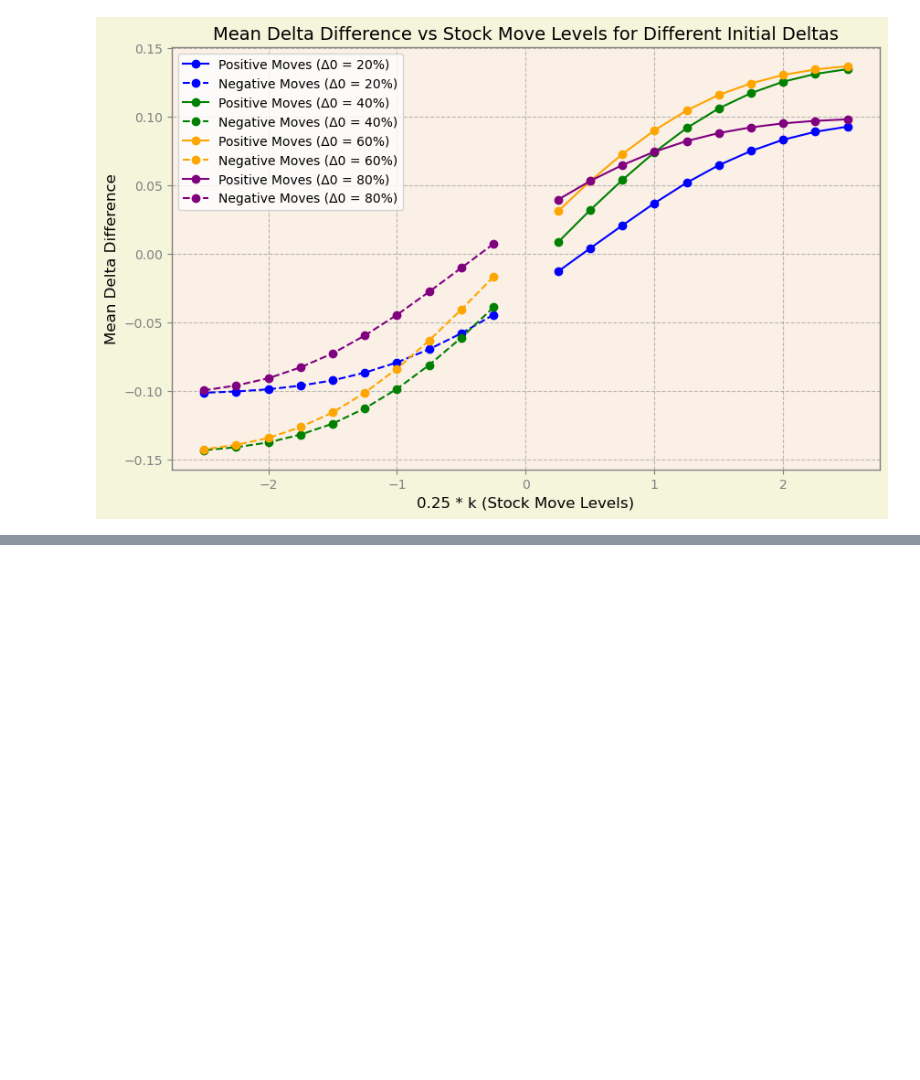
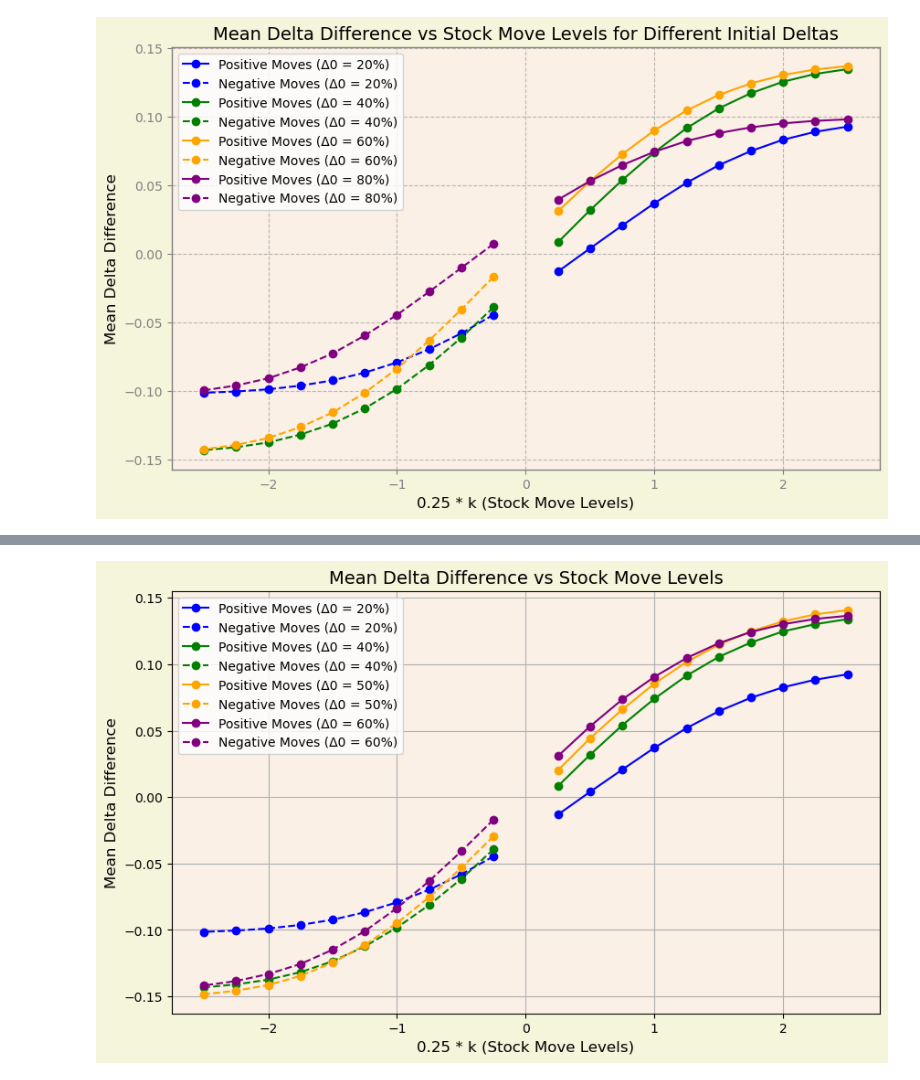
Before and after one commit to BarSillo/pf-my, a Jupyter notebook: notebu-rd2/ddelta-exploration.ipynb, the cells around one changed output, grey strips where cells are left out. Drawn from its saved outputs; the diff is of its cells as text; code cells hidden in the pictures; blank space fills up the shorter version.

```diff
--- a/notebu-rd2/ddelta-exploration.ipynb
+++ b/notebu-rd2/ddelta-exploration.ipynb
@@ -661,32 +1034,34 @@ class OptionDeltaSimulator:
         ax.set_facecolor('#FAF0E6')
 
         colors = ['b', 'g', 'orange', 'purple']
         k_values = np.arange(1, 11)
 
         for (pos_diffs, neg_diffs, initial_delta), color in zip(results, colors):
             ax.plot(0.25 * k_values, pos_diffs, marker='o', linestyle='-',
                    color=color, label=f'Positive Moves (Δ0 = {int(initial_delta*100)}%)')
             ax.plot(-0.25 * k_values, neg_diffs, marker='o', linestyle='--',
                    color=color, label=f'Negative Moves (Δ0 = {int(initial_delta*100)}%)')
 
         ax.set_xlabel('0.25 * k (Stock Move Levels)', fontsize=12)
         ax.set_ylabel('Mean Delta Difference', fontsize=12)
         ax.set_title(title, fontsize=14)
         ax.grid(True)
         ax.legend(fontsize=10)
 
         plt.show()
 
 # Example usage:
 if __name__ == "__main__":
     simulator = OptionDeltaSimulator(
-        S0=100, K=105, r=0.05, sigma=0.2,
+        S0=100, K=99.5, r=0.05, sigma=0.2,
         T=5/252, delta_t=1/252
     )
 
     results = []
-    for delta in [0.2, 0.4, 0.6, 0.8]:
+    for delta in [0.2, 0.4, 0.5, 0.6, 0.8]:
         pos_diffs, neg_diffs = simulator.simulate(delta)
         results.append((pos_diffs, neg_diffs, delta))
 
     simulator.plot(results)
+# %% [output]
+[figure, added]
```
Also changed, not shown: parts of 14 cells of this notebook, 1 other file.
